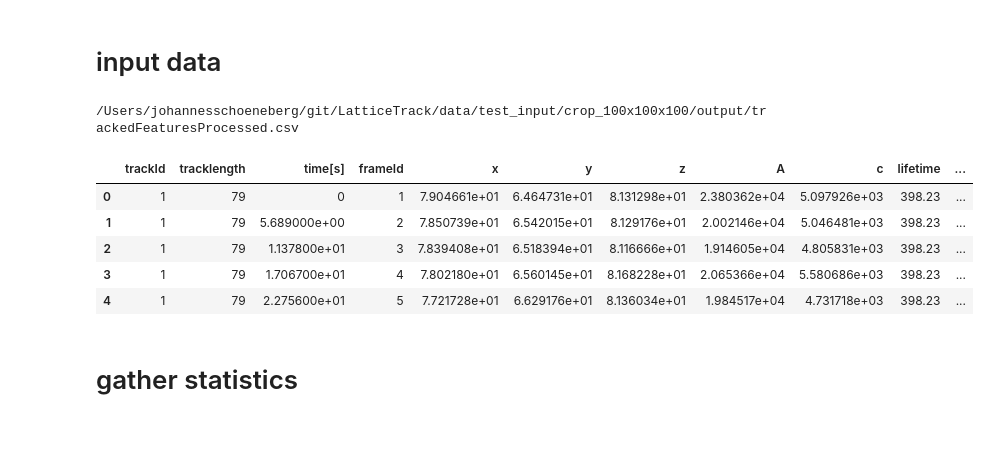
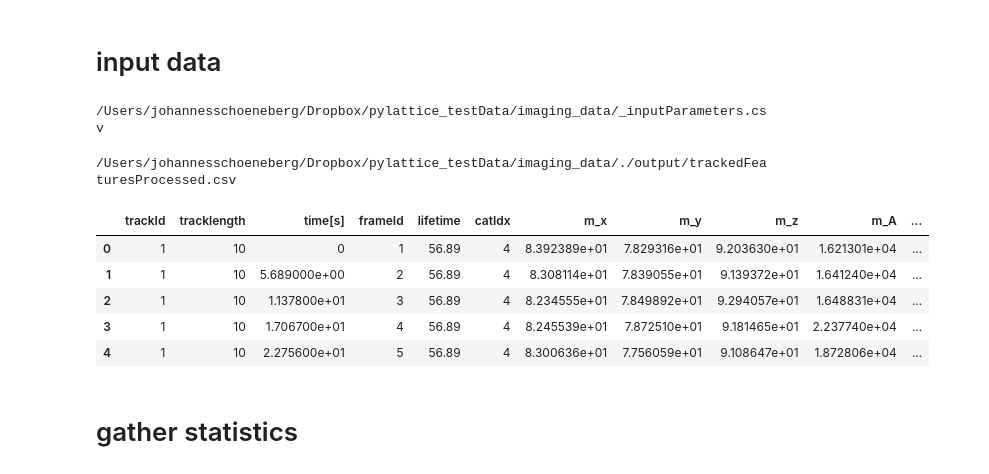
Before and after one commit to pylattice/pyLattice, a Jupyter notebook: src/jupyter/detectedTracksProcessed_gatherTrackingStatistics.ipynb, the cells around one changed output. Drawn from its saved outputs; the diff is of its cells as text; code cells hidden in the pictures; blank space fills up the shorter version.

```diff
--- a/src/jupyter/detectedTracksProcessed_gatherTrackingStatistics.ipynb
+++ b/src/jupyter/detectedTracksProcessed_gatherTrackingStatistics.ipynb
@@ -34,48 +31,55 @@ import Track
 # %% [markdown]
 # input data
 # %%
-inputParameters = pd.read_csv('../_inputParameters.csv',names=['key','value'])
+path = '/Users/johannesschoeneberg/Dropbox/pylattice_testData/imaging_data/'
+
+
+filepath = path+'_inputParameters.csv'
+print(filepath)
+inputParameters = pd.read_csv(filepath,names=['key','value'])
 
 
 inputDataFolder = inproc.getInputParameter(inputParameters,"inputDataFolder")
 outputDataFolder = inproc.getInputParameter(inputParameters,"outputDataFolder")
-ch0_outputDataFolder  = inproc.getInputParameter(inputParameters,"ch0_outputDataFolder")
-ch0_trackingCsvFilename = inproc.getInputParameter(inputParameters,"ch0_trackingCsvFilename")
-
-ch0_trackingCsvFilenameProcessed = inproc.getInputParameter(inputParameters,"ch0_trackingCsvFilenameProcessed")
-ch1_outputDataFolder  = inproc.getInputParameter(inputParameters,"ch1_outputDataFolder")
-ch1_trackingCsvFilename = inproc.getInputParameter(inputParameters,"ch1_trackingCsvFilename")
-
-ch0_uniqueFilenameString = inproc.getInputParameter(inputParameters,"ch0_uniqueFilenameString")
-ch1_uniqueFilenameString = inproc.getInputParameter(inputParameters,"ch1_uniqueFilenameString")
+trackingCsvFilenameProcessed = inproc.getInputParameter(inputParameters,"trackingCsvFilenameProcessed")
 
 
-ch0_trackingProcessedBildFilename = inproc.getInputParameter(inputParameters,"ch0_trackingProcessedBildFilename")
-ch1_trackingProcessedBildFilename = inproc.getInputParameter(inputParameters,"ch1_trackingProcessedBildFilename")
+slave_outputDataFolder  = inproc.getInputParameter(inputParameters,"slave_outputDataFolder")
+master_outputDataFolder  = inproc.getInputParameter(inputParameters,"master_outputDataFolder")
+
+slave_uniqueFilenameString = inproc.getInputParameter(inputParameters,"slave_uniqueFilenameString")
+master_uniqueFilenameString = inproc.getInputParameter(inputParameters,"master_uniqueFilenameString")
+
+
+slave_trackingProcessedBildFilename = inproc.getInputParameter(inputParameters,"slave_trackingProcessedBildFilename")
+master_trackingProcessedBildFilename = inproc.getInputParameter(inputParameters,"master_trackingProcessedBildFilename")
 
 
 
 framerate_msec = float(inproc.getInputParameter(inputParameters,"framerate_msec"))
 movieLength = int(inproc.getInputParameter(inputParameters,"movieLength"))
+# %% [output]
+/Users/johannesschoeneberg/Dropbox/pylattice_testData/imaging_data/_inputParameters.csv
 # %%
 # read the raw csv data for further processing
 
-path = outputDataFolder+'/'+ch0_trackingCsvFilenameProcessed
-print(path)
+filepath = path+outputDataFolder+'/'+trackingCsvFilenameProcessed
+print(filepath)
 
-data = pd.read_csv(path,header=0)
-data.columns = ["trackId","tracklength","time[s]","frameId","x",'y',"z","A","c","lifetime","catIdx","pval_Ar"]
+
+data = pd.read_csv(filepath,header=0)
+data.columns = ["trackId","tracklength","time[s]","frameId","lifetime","catIdx","m_x",'m_y',"m_z","m_A","m_c","m_pval_Ar","s_x",'s_y',"s_z","s_A","s_c","s_pval_Ar"]
 trackIds = data.drop_duplicates(subset='trackId')['trackId'].values
 
 data[0:5]
 # %% [output]
-/Users/johannesschoeneberg/git/LatticeTrack/data/test_input/crop_100x100x100/output/trackedFeaturesProcessed.csv
+/Users/johannesschoeneberg/Dropbox/pylattice_testData/imaging_data/./output/trackedFeaturesProcessed.csv
-|  | trackId | tracklength | time[s] | frameId | x | y | z | A | c | lifetime | ... |
-| 0 | 1 | 79 | 0 | 1 | 7.904661e+01 | 6.464731e+01 | 8.131298e+01 | 2.380362e+04 | 5.097926e+03 | 398.23 | ... |
-| 1 | 1 | 79 | 5.689000e+00 | 2 | 7.850739e+01 | 6.542015e+01 | 8.129176e+01 | 2.002146e+04 | 5.046481e+03 | 398.23 | ... |
-| 2 | 1 | 79 | 1.137800e+01 | 3 | 7.839408e+01 | 6.518394e+01 | 8.116666e+01 | 1.914605e+04 | 4.805831e+03 | 398.23 | ... |
-| 3 | 1 | 79 | 1.706700e+01 | 4 | 7.802180e+01 | 6.560145e+01 | 8.168228e+01 | 2.065366e+04 | 5.580686e+03 | 398.23 | ... |
-| 4 | 1 | 79 | 2.275600e+01 | 5 | 7.721728e+01 | 6.629176e+01 | 8.136034e+01 | 1.984517e+04 | 4.731718e+03 | 398.23 | ... |
+|  | trackId | tracklength | time[s] | frameId | lifetime | catIdx | m_x | m_y | m_z | m_A | ... |
+| 0 | 1 | 10 | 0 | 1 | 56.89 | 4 | 8.392389e+01 | 7.829316e+01 | 9.203630e+01 | 1.621301e+04 | ... |
+| 1 | 1 | 10 | 5.689000e+00 | 2 | 56.89 | 4 | 8.308114e+01 | 7.839055e+01 | 9.139372e+01 | 1.641240e+04 | ... |
+| 2 | 1 | 10 | 1.137800e+01 | 3 | 56.89 | 4 | 8.234555e+01 | 7.849892e+01 | 9.294057e+01 | 1.648831e+04 | ... |
+| 3 | 1 | 10 | 1.706700e+01 | 4 | 56.89 | 4 | 8.245539e+01 | 7.872510e+01 | 9.181465e+01 | 2.237740e+04 | ... |
+| 4 | 1 | 10 | 2.275600e+01 | 5 | 56.89 | 4 | 8.300636e+01 | 7.756059e+01 | 9.108647e+01 | 1.872806e+04 | ... |
 # %% [markdown]
 # gather statistics
 # %%
```
Also changed, not shown: parts of 2 cells of this notebook, 4 other files.
